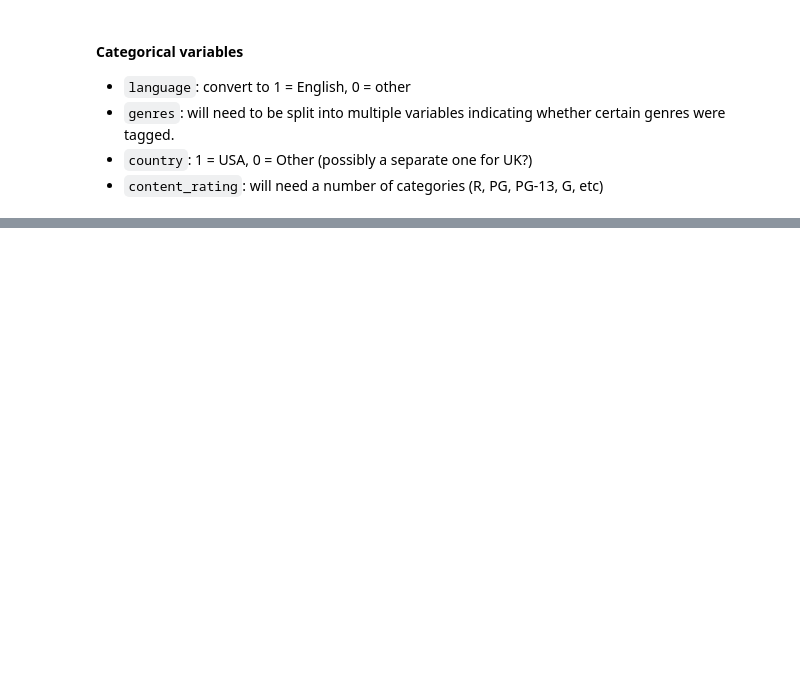
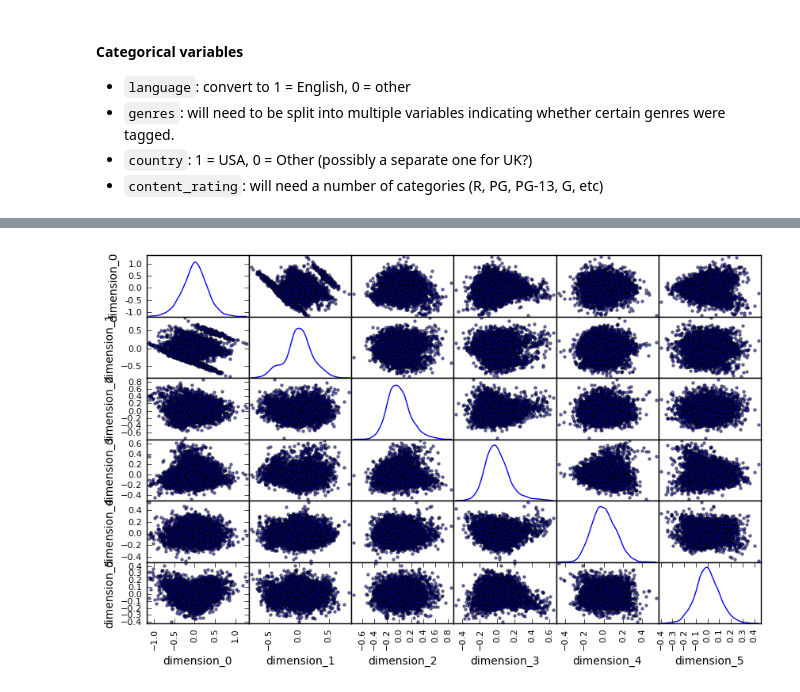
Before and after one commit to anoopctkm/machine-learning, a Jupyter notebook: projects/capstone/notebook.ipynb, the cells around one changed output, grey strips where cells are left out. Cells and saved outputs as stored; diff of their text form; code cells hidden in the pictures; blank space fills up the shorter version.

```diff
--- a/projects/capstone/notebook.ipynb
+++ b/projects/capstone/notebook.ipynb
@@ -189,19 +181,3 @@ np.sqrt(imdb.gross).hist()
 
 #np.histogram(norm.pdf(imdb.num_critic_for_reviews))
 #np.histogram(norm.ppf((imdb.num_critic_for_reviews.rank() - .5) / len(imdb)))
-# %%
-x = imdb.drop(['movie_title', 'imdb_id'], axis=1)
-
-nrow = x.shape[0]
-similarity = np.array([0.0]*nrow)
-test_i = 100
-
-for i in xrange(nrow):
-    similarity[i] = 1 - cosine(x.iloc[test_i], x.iloc[i])
-
-#print str(np.nanmin(similarity)) + ' ' + str(np.nanmax(similarity))
-#most_similar = np.argpartition(similarity[np.logical_not(np.isnan(similarity))], -5)[-5:]
-most_similar = np.argpartition(similarity, -5)[-5:]
-
-print imdb[['movie_title', 'imdb_id']].iloc[test_i]
-print imdb[['movie_title', 'imdb_id']].iloc[most_similar]
@@ -337,0 +253,17 @@ list(x)
+# %%
+# PCA of float variables...
+
+from sklearn.decomposition import PCA
+
+float_vars = list(imdb.select_dtypes(include=['float64']))
+
+float_data = imdb[float_vars]
+
+pca = PCA()
+pca.fit(float_data)
+
+evar = pca.explained_variance_ratio_
+
+print "Total cumulative proportion of variance explained:\n"
+for i in xrange(len(evar)):
+    print "Dimension {}\t{:04.2f}".format(i + 1, np.sum(evar[:i+1]))
@@ -337,0 +285,13 @@ list(x)
+# %%
+# 6 dimensions accounts for 90% of the variance!
+n_comp = 6
+
+pca = PCA(n_components = n_comp)
+pca.fit(float_data)
+
+reduced_data = pca.transform(float_data)
+reduced_data = pd.DataFrame(reduced_data, columns = list('dimension_' + str(i) for i in xrange(n_comp)))
+# %%
+pd.scatter_matrix(reduced_data, alpha = 0.5, figsize = (10,6), diagonal = 'kde');
+# %% [output]
+[figure, added]
```
Also changed, not shown: parts of 20 cells of this notebook, 1 other file.
